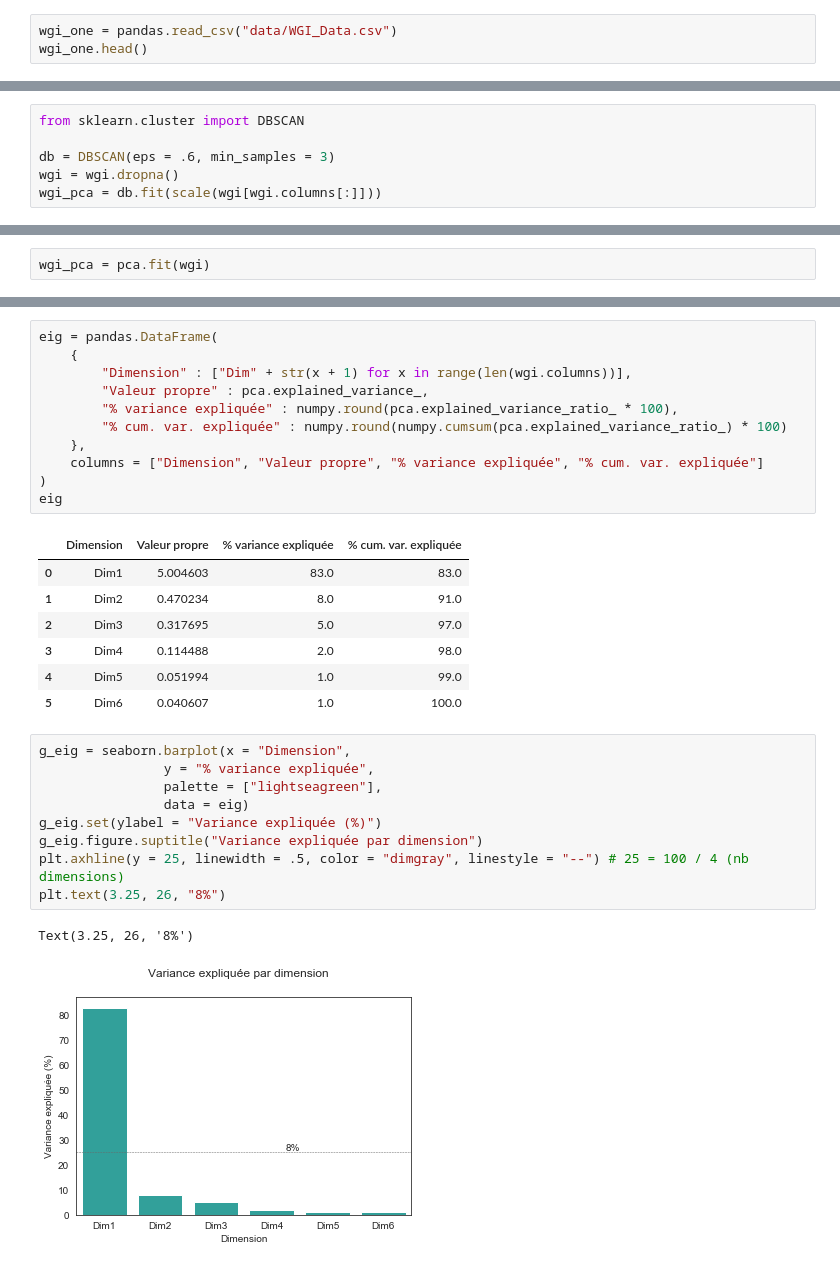
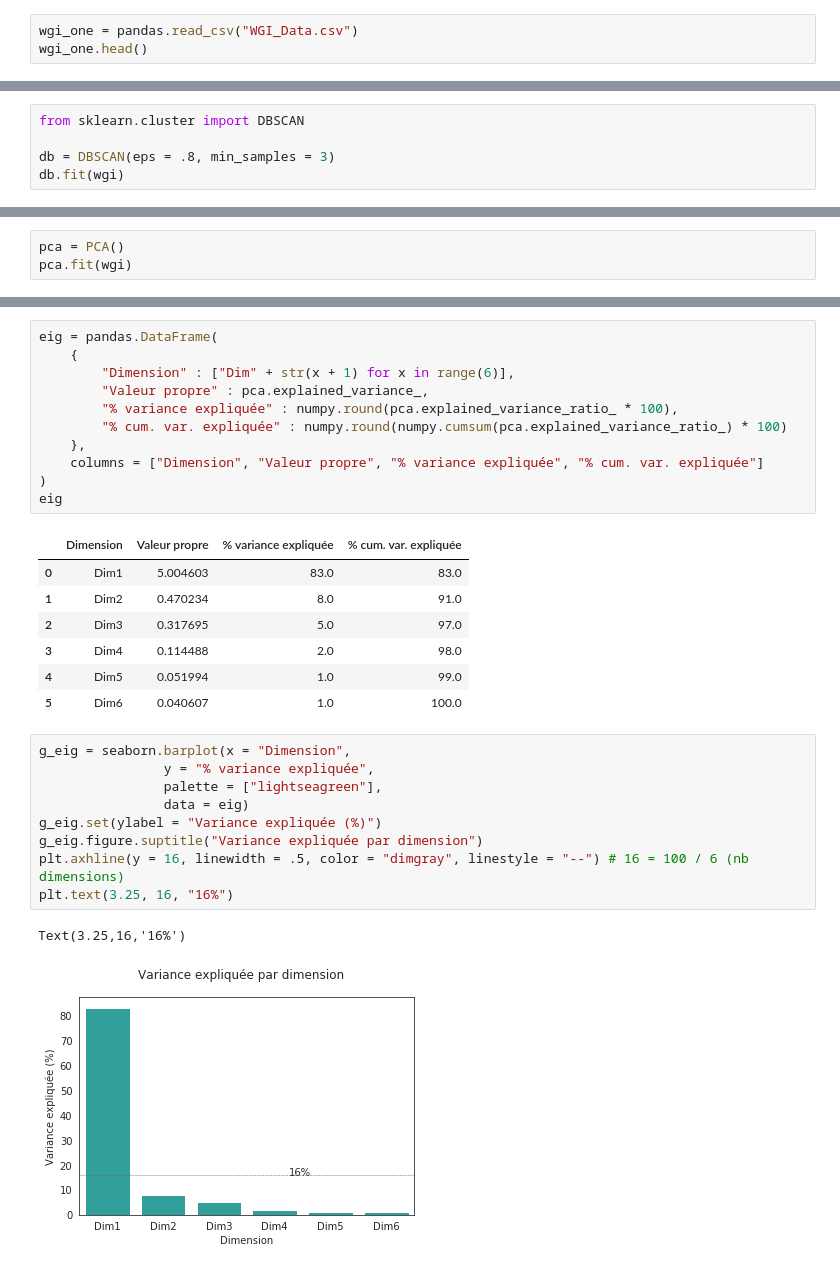
Before and after one commit to Maxabi/Big-Data, a Jupyter notebook: src/seance5-analyse.ipynb, the cells around one changed output, grey strips where cells are left out. Saved outputs shown, nothing was run; the diff lists cells and outputs as text.

```diff
--- a/src/seance5-analyse.ipynb
+++ b/src/seance5-analyse.ipynb
@@ -351,7 +376,7 @@ for x, y, v in zip(donnees_pca_df.Dim1, donnees_pca_df.Dim2, donnees_pca_df.Year
 
 La banque mondiale fournit un grand nombre de données, dont des indicateurs de gouvernance au niveau mondial (voir [ici](https://data.worldbank.org/data-catalog/worldwide-governance-indicators)). Le code ci-dessous importe les données du fichier [WGI_Data.csv](https://fxjollois.github.io/cours-2017-2018/analyse-donnees/WGI_Data.csv) (que vous devez donc télécharger) pour les importer. Les informations concernant la définition des indicateurs et leur source se trouvent dans le fichier [WGI_Definition and Source.csv](https://fxjollois.github.io/cours-2017-2018/analyse-donnees/WGI_Definition%20and%20Source.csv).
 # %%
-wgi_one = pandas.read_csv("data/WGI_Data.csv")
+wgi_one = pandas.read_csv("WGI_Data.csv")
 wgi_one.head()
 # %% [output]
 |  | Country Name | Country Code | Series Name | Series Code | Value |
@@ -383,6 +426,5 @@ Vous devez donc réaliser les étapes suivantes :
 # %%
 from sklearn.cluster import DBSCAN
 
-db = DBSCAN(eps = .6, min_samples = 3)
-wgi = wgi.dropna()
-wgi_pca = db.fit(scale(wgi[wgi.columns[:]]))
+db = DBSCAN(eps = .8, min_samples = 3)
+db.fit(wgi)
@@ -420,2 +452,3 @@ pandas.DataFrame({
 # %%
-wgi_pca = pca.fit(wgi)
+pca = PCA()
+pca.fit(wgi)
@@ -422,7 +458,7 @@ wgi_pca = pca.fit(wgi)
 # %%
 eig = pandas.DataFrame(
     {
-        "Dimension" : ["Dim" + str(x + 1) for x in range(len(wgi.columns))],
+        "Dimension" : ["Dim" + str(x + 1) for x in range(6)],
         "Valeur propre" : pca.explained_variance_,
         "% variance expliquée" : numpy.round(pca.explained_variance_ratio_ * 100),
         "% cum. var. expliquée" : numpy.round(numpy.cumsum(pca.explained_variance_ratio_) * 100)
@@ -441,12 +477,12 @@ eig
 # %%
 g_eig = seaborn.barplot(x = "Dimension",
                 y = "% variance expliquée",
                 palette = ["lightseagreen"],
                 data = eig)
 g_eig.set(ylabel = "Variance expliquée (%)")
 g_eig.figure.suptitle("Variance expliquée par dimension")
-plt.axhline(y = 25, linewidth = .5, color = "dimgray", linestyle = "--") # 25 = 100 / 4 (nb dimensions)
-plt.text(3.25, 26, "8%")
+plt.axhline(y = 16, linewidth = .5, color = "dimgray", linestyle = "--") # 16 = 100 / 6 (nb dimensions)
+plt.text(3.25, 16, "16%")
 # %% [output]
-Text(3.25, 26, '8%')
+Text(3.25,16,'16%')
-[figure, old version]
+[figure, new version]
```
Also changed, not shown: parts of 48 cells of this notebook, 5 other files.
